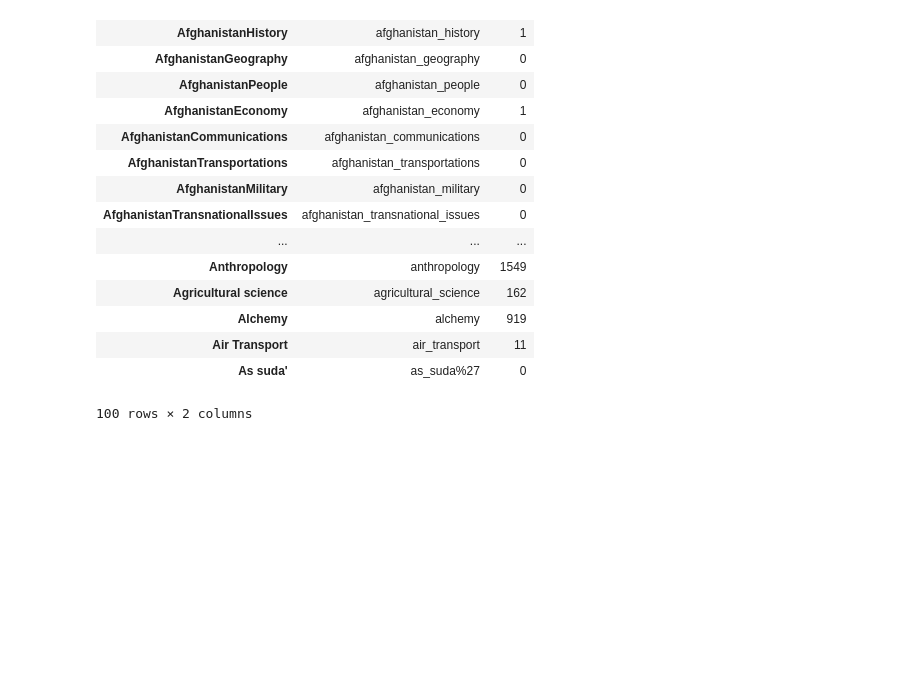
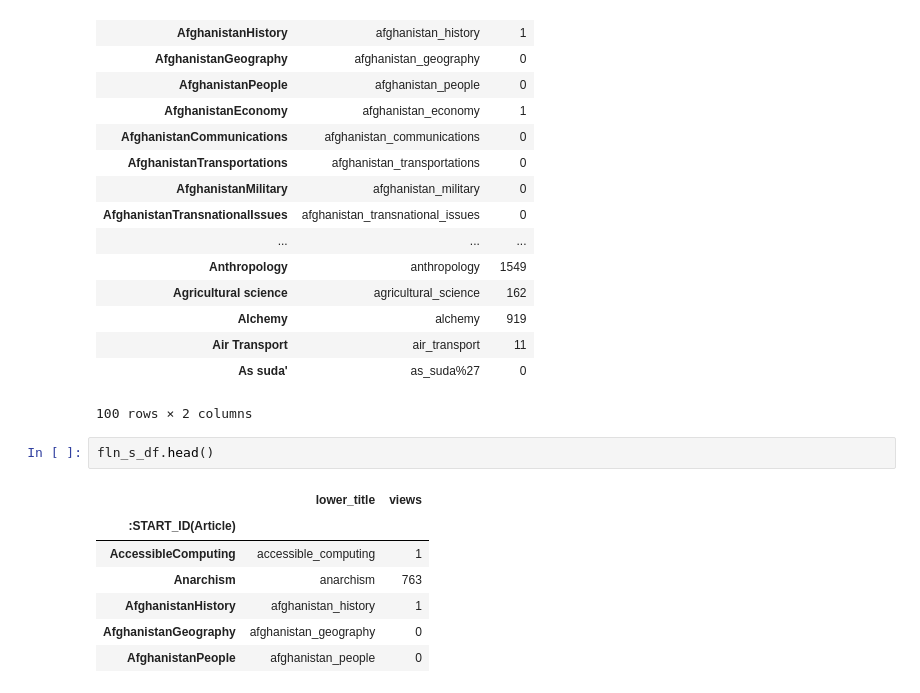
Before and after one commit to marksibrahim/knowledge_search, a Jupyter notebook: tools/notebooks/explore_views_data.ipynb, the cells around one changed output. Saved outputs shown, nothing was run; the diff lists cells and outputs as text; blank space fills up the shorter version.

```diff
--- a/tools/notebooks/explore_views_data.ipynb
+++ b/tools/notebooks/explore_views_data.ipynb
@@ -192,3 +192,13 @@ fln_s_df.head(100)
 | Air Transport | air_transport | 11 |
 | As suda' | as_suda%27 | 0 |
 100 rows × 2 columns
+# %%
+fln_s_df.head()
+# %% [output]
+|  | lower_title | views |
+| :START_ID(Article) |  |  |
+| AccessibleComputing | accessible_computing | 1 |
+| Anarchism | anarchism | 763 |
+| AfghanistanHistory | afghanistan_history | 1 |
+| AfghanistanGeography | afghanistan_geography | 0 |
+| AfghanistanPeople | afghanistan_people | 0 |
```
Also changed, not shown: parts of 5 cells of this notebook, 4 other files.
